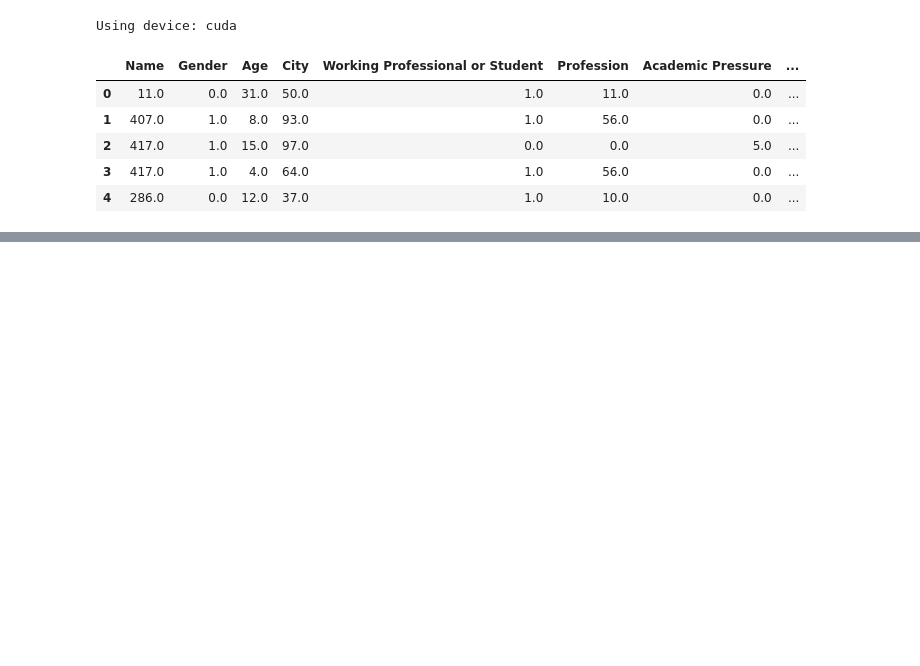
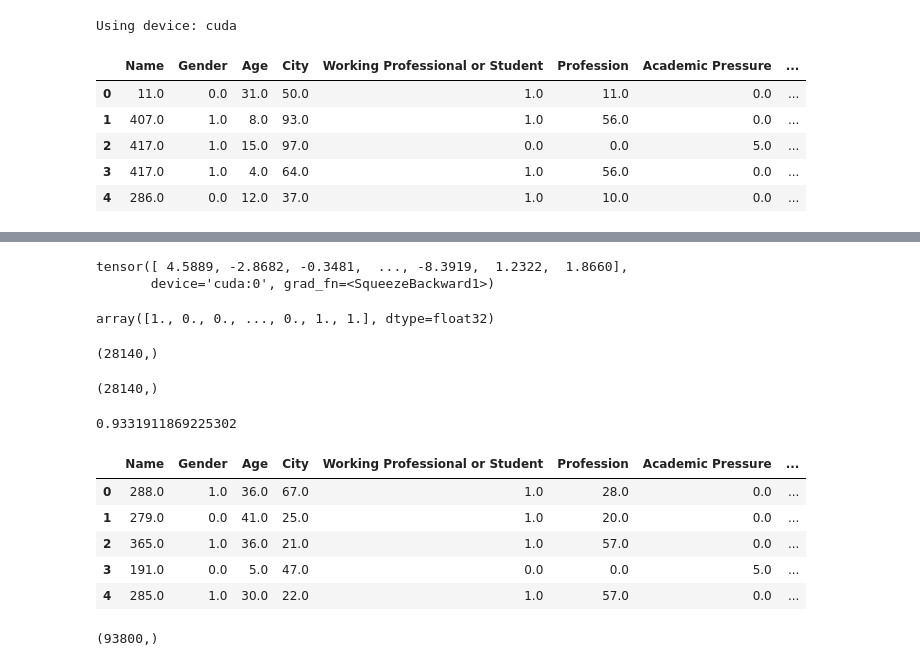
Before and after one commit to kvktran2812/kaggle_mental_health, a Jupyter notebook: mental_health_neural_network.ipynb, the cells around one changed output, grey strips where cells are left out. Saved outputs shown, nothing was run; the diff lists cells and outputs as text; code cells hidden in the pictures; blank space fills up the shorter version.

```diff
--- a/mental_health_neural_network.ipynb
+++ b/mental_health_neural_network.ipynb
@@ -129,20 +141,0 @@ Epoch 10/10, Loss: 715.5002, Accuracy: 93.46%
-# %%
-test_df = pd.read_csv("test.csv")
-
-test_df = test_df.drop(["id"], axis=1)
-
-# fill Na
-test_df.fillna(0.0, inplace=True)
-
-# encoded column:
-encoded_columns = ["Name", "City", "Gender", "Age", "Working Professional or Student", "Profession", "Sleep Duration", "Dietary Habits", "Degree", "Have you ever had suicidal thoughts ?", "Family History of Mental Illness"]
-
-test_df["Profession"] = test_df["Profession"].astype(str)
-
-for column in encoded_columns:
-    test_df[column] = test_df[column].astype(str)
-    test_df[column] = label_encoder.fit_transform(test_df[column])
-
-test_df = test_df.astype(float)
-X_test = test_df.to_numpy().reshape(1, len(test_df), len(test_df.columns))
-X_test = torch.tensor(X_test, dtype=torch.float32).to(device)
@@ -192,0 +158,59 @@ pred_df.to_csv("neural_net.csv", index=False)
+# %%
+model(X_test).squeeze(1)
+# %% [output]
+tensor([ 4.5889, -2.8682, -0.3481,  ..., -8.3919,  1.2322,  1.8660],
+       device='cuda:0', grad_fn=<SqueezeBackward1>)
+# %%
+predictions = (torch.sigmoid(model(X_test).squeeze(1)) > 0.5).float().cpu().detach().numpy()
+predictions
+# %% [output]
+array([1., 0., 0., ..., 0., 1., 1.], dtype=float32)
+# %%
+predictions.shape
+# %% [output]
+(28140,)
+# %%
+y_test.shape
+# %% [output]
+(28140,)
+# %%
+accuracy_score(y_test, predictions)
+# %% [output]
+0.9331911869225302
+# %%
+test = pd.read_csv("test.csv")
+
+label_encoder = LabelEncoder()
+
+# Drop column
+test = test.drop(["id"], axis=1)
+
+# fill Na
+test.fillna(0.0, inplace=True)
+
+# encoded column:
+encoded_columns = ["Name", "City", "Gender", "Age", "Working Professional or Student", "Profession", "Sleep Duration", "Dietary Habits", "Degree", "Have you ever had suicidal thoughts ?", "Family History of Mental Illness"]
+
+test["Profession"] = test["Profession"].astype(str)
+
+for column in encoded_columns:
+    test[column] = test[column].astype(str)
+    test[column] = label_encoder.fit_transform(test[column])
+
+test = test.astype(float)
+test.head(5)
+# %% [output]
+|  | Name | Gender | Age | City | Working Professional or Student | Profession | Academic Pressure | ... |
+| 0 | 288.0 | 1.0 | 36.0 | 67.0 | 1.0 | 28.0 | 0.0 | ... |
+| 1 | 279.0 | 0.0 | 41.0 | 25.0 | 1.0 | 20.0 | 0.0 | ... |
+| 2 | 365.0 | 1.0 | 36.0 | 21.0 | 1.0 | 57.0 | 0.0 | ... |
+| 3 | 191.0 | 0.0 | 5.0 | 47.0 | 0.0 | 0.0 | 5.0 | ... |
+| 4 | 285.0 | 1.0 | 30.0 | 22.0 | 1.0 | 57.0 | 0.0 | ... |
+# %%
+test_x = test.to_numpy()
+test_x = torch.tensor(test_x, dtype=torch.float32).to(device)
+
+test_y = (torch.sigmoid(model(test_x).squeeze(1)) > 0.5).float().cpu().detach().numpy()
+test_y.shape
+# %% [output]
+(93800,)
```
Also changed, not shown: parts of 14 cells of this notebook, 11 other files.
